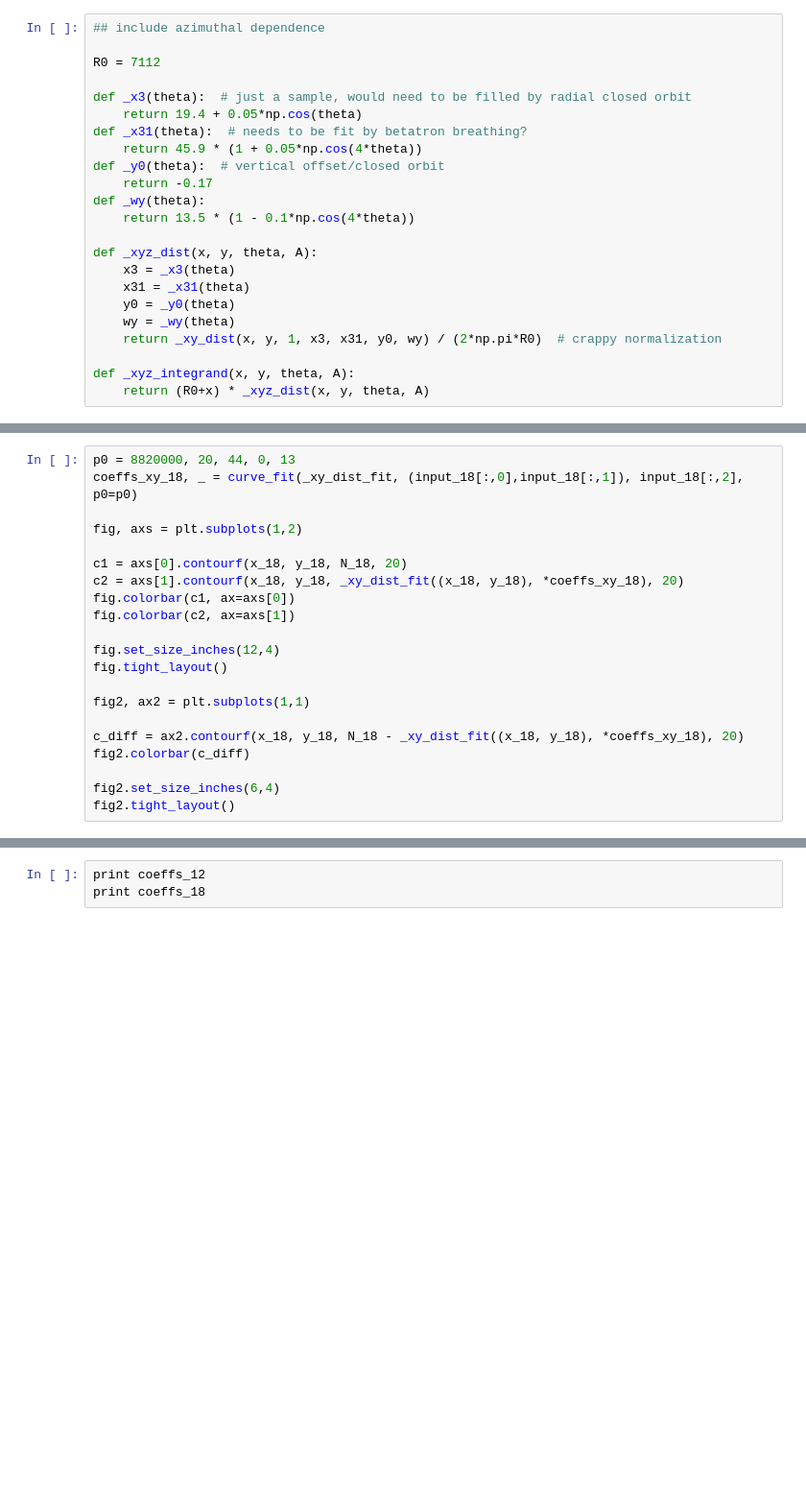
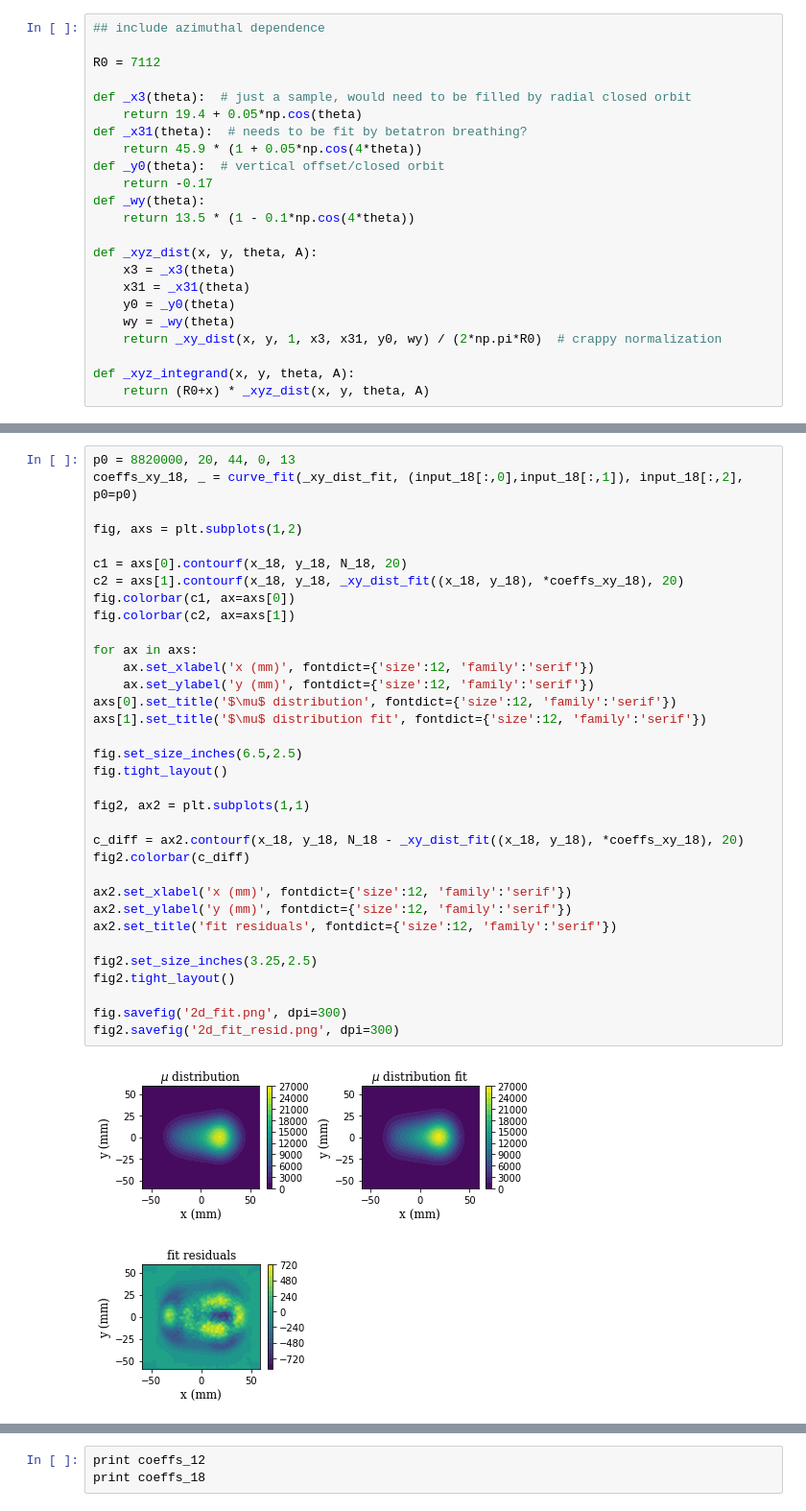
Before and after one commit to aetb/trfp, a Jupyter notebook: mu_avg/muon_dist_test.ipynb, the cells around one changed output, grey strips where cells are left out. Shown at 96% size. Drawn from its saved outputs; the diff is of its cells as text; blank space fills up the shorter version.

```diff
--- a/mu_avg/muon_dist_test.ipynb
+++ b/mu_avg/muon_dist_test.ipynb
@@ -174,23 +180,39 @@ print scipy.integrate.dblquad(_xy_dist, -90, 90, lambda x: -90, lambda x: 90, ar
 # %%
 p0 = 8820000, 20, 44, 0, 13
 coeffs_xy_18, _ = curve_fit(_xy_dist_fit, (input_18[:,0],input_18[:,1]), input_18[:,2], p0=p0)
 
 fig, axs = plt.subplots(1,2)
 
 c1 = axs[0].contourf(x_18, y_18, N_18, 20)
 c2 = axs[1].contourf(x_18, y_18, _xy_dist_fit((x_18, y_18), *coeffs_xy_18), 20)
 fig.colorbar(c1, ax=axs[0])
 fig.colorbar(c2, ax=axs[1])
 
-fig.set_size_inches(12,4)
+for ax in axs:
+    ax.set_xlabel('x (mm)', fontdict={'size':12, 'family':'serif'})
+    ax.set_ylabel('y (mm)', fontdict={'size':12, 'family':'serif'})
+axs[0].set_title('$\mu$ distribution', fontdict={'size':12, 'family':'serif'})
+axs[1].set_title('$\mu$ distribution fit', fontdict={'size':12, 'family':'serif'})
+
+fig.set_size_inches(6.5,2.5)
 fig.tight_layout()
 
 fig2, ax2 = plt.subplots(1,1)
 
 c_diff = ax2.contourf(x_18, y_18, N_18 - _xy_dist_fit((x_18, y_18), *coeffs_xy_18), 20)
 fig2.colorbar(c_diff)
 
-fig2.set_size_inches(6,4)
+ax2.set_xlabel('x (mm)', fontdict={'size':12, 'family':'serif'})
+ax2.set_ylabel('y (mm)', fontdict={'size':12, 'family':'serif'})
+ax2.set_title('fit residuals', fontdict={'size':12, 'family':'serif'})
+
+fig2.set_size_inches(3.25,2.5)
 fig2.tight_layout()
+
+fig.savefig('2d_fit.png', dpi=300)
+fig2.savefig('2d_fit_resid.png', dpi=300)
+# %% [output]
+[figure, added]
+[figure, added]
 # %%
 print coeffs_xy_12
```
Also changed, not shown: parts of 9 cells of this notebook, 2 other files.
